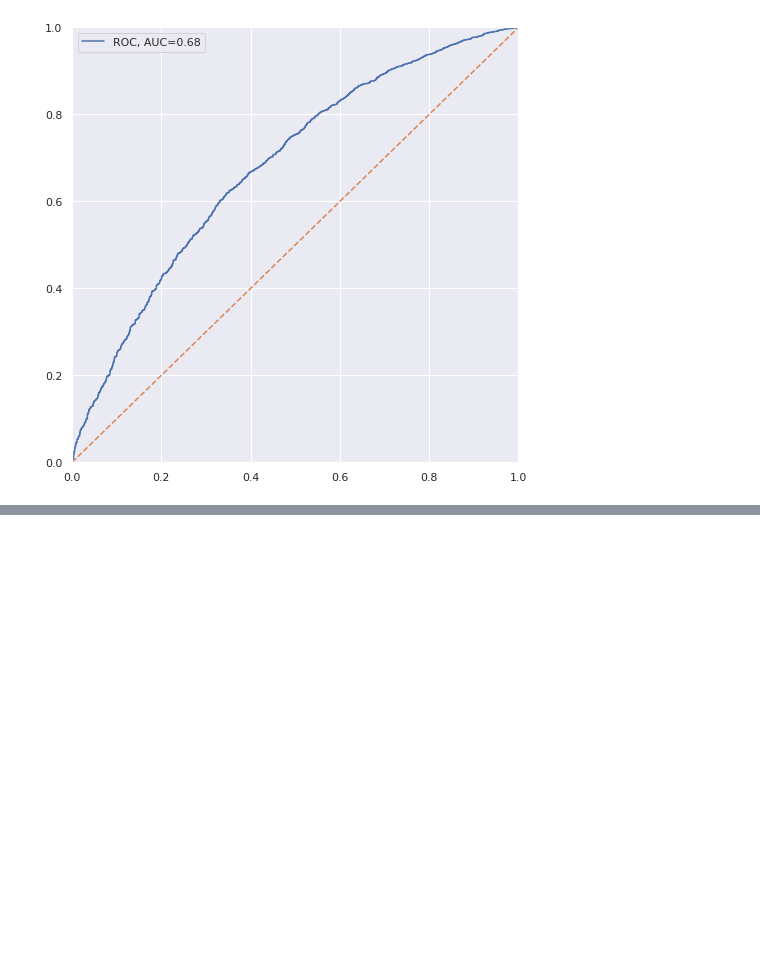
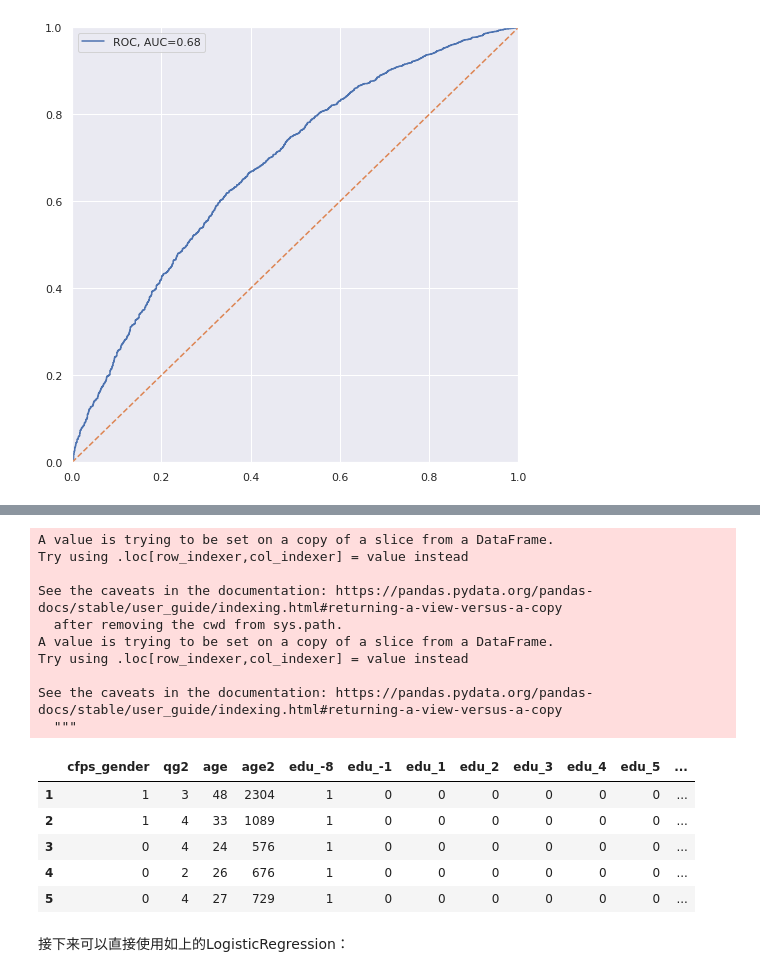
Before and after one commit to sijichun/PythonTutor, a Jupyter notebook: T29_logistic_regression.ipynb.ipynb, the cells around one changed output, grey strips where cells are left out. Drawn from its saved outputs; the diff is of its cells as text; code cells hidden in the pictures; blank space fills up the shorter version.

```diff
--- a/T29_logistic_regression.ipynb.ipynb
+++ b/T29_logistic_regression.ipynb.ipynb
@@ -166,0 +324,5 @@ plt.show()
+# %%
+import pandas as pd
+raw_data=pd.read_csv('csv/cfps_adult.csv')
+raw_data=raw_data.loc[:,['cfps_birthy', 'cfps_gender', 'te4', 'qg2']]
+raw_data.head()
@@ -166,0 +336,31 @@ plt.show()
+# %%
+# 做一些简单清洗，只保留政府部门、事业单位、国有企业和私营企业
+data=raw_data[(raw_data['qg2']>0) & (raw_data['qg2']<=4)]
+# 生成年龄
+data['age']=2014-data['cfps_birthy']
+data['age2']=data['age']**2
+data=data.drop('cfps_birthy',axis=1)
+# 产生教育的虚拟变量
+edu_dummies=pd.get_dummies(data['te4'],prefix='edu')
+data=pd.concat([data, edu_dummies],axis=1)
+data=data.drop('te4',axis=1)
+data.head()
+# %% [output]
+A value is trying to be set on a copy of a slice from a DataFrame.
+Try using .loc[row_indexer,col_indexer] = value instead
+
+See the caveats in the documentation: https://pandas.pydata.org/pandas-docs/stable/user_guide/indexing.html#returning-a-view-versus-a-copy
+  after removing the cwd from sys.path.
+A value is trying to be set on a copy of a slice from a DataFrame.
+Try using .loc[row_indexer,col_indexer] = value instead
+
+See the caveats in the documentation: https://pandas.pydata.org/pandas-docs/stable/user_guide/indexing.html#returning-a-view-versus-a-copy
+  """
+|  | cfps_gender | qg2 | age | age2 | edu_-8 | edu_-1 | edu_1 | edu_2 | edu_3 | edu_4 | edu_5 | ... |
+| 1 | 1 | 3 | 48 | 2304 | 1 | 0 | 0 | 0 | 0 | 0 | 0 | ... |
+| 2 | 1 | 4 | 33 | 1089 | 1 | 0 | 0 | 0 | 0 | 0 | 0 | ... |
+| 3 | 0 | 4 | 24 | 576 | 1 | 0 | 0 | 0 | 0 | 0 | 0 | ... |
+| 4 | 0 | 2 | 26 | 676 | 1 | 0 | 0 | 0 | 0 | 0 | 0 | ... |
+| 5 | 0 | 4 | 27 | 729 | 1 | 0 | 0 | 0 | 0 | 0 | 0 | ... |
+# %% [markdown]
+接下来可以直接使用如上的LogisticRegression：
```
Also changed, not shown: parts of 21 cells of this notebook, 1 other file.
